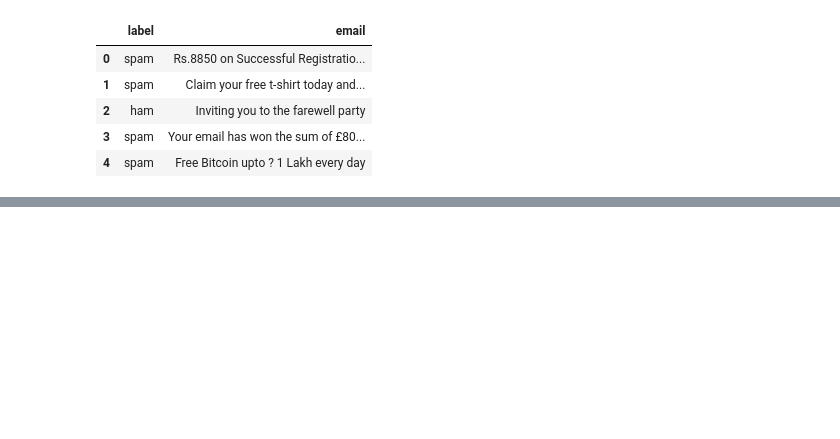
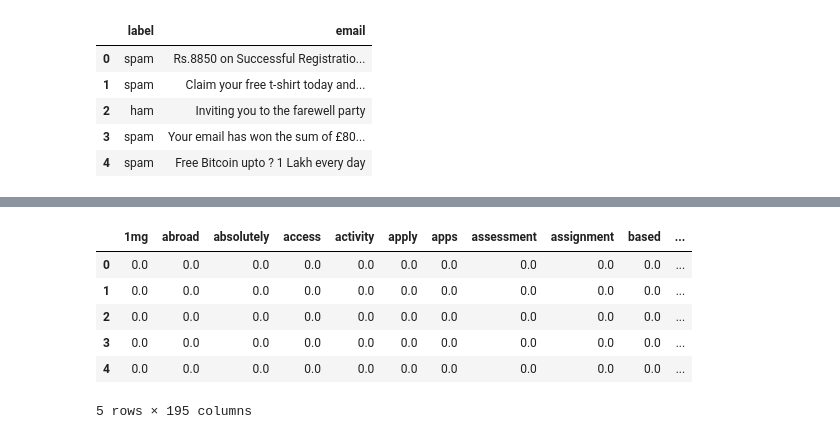
Before and after one commit to iamadityavishnu/spam-or-ham, a Jupyter notebook: spam or ham.ipynb, the cells around one changed output, grey strips where cells are left out. Cells and saved outputs as stored; diff of their text form; code cells hidden in the pictures; blank space fills up the shorter version.

```diff
--- a/spam or ham.ipynb
+++ b/spam or ham.ipynb
@@ -124,0 +84,13 @@ p_dist.head()
+# %%
+# Appending label to the corresponding vectors
+
+vectorized_data['label'] = data['label']
+vectorized_data.head()
+# %% [output]
+|  | 1mg | abroad | absolutely | access | activity | apply | apps | assessment | assignment | based | ... |
+| 0 | 0.0 | 0.0 | 0.0 | 0.0 | 0.0 | 0.0 | 0.0 | 0.0 | 0.0 | 0.0 | ... |
+| 1 | 0.0 | 0.0 | 0.0 | 0.0 | 0.0 | 0.0 | 0.0 | 0.0 | 0.0 | 0.0 | ... |
+| 2 | 0.0 | 0.0 | 0.0 | 0.0 | 0.0 | 0.0 | 0.0 | 0.0 | 0.0 | 0.0 | ... |
+| 3 | 0.0 | 0.0 | 0.0 | 0.0 | 0.0 | 0.0 | 0.0 | 0.0 | 0.0 | 0.0 | ... |
+| 4 | 0.0 | 0.0 | 0.0 | 0.0 | 0.0 | 0.0 | 0.0 | 0.0 | 0.0 | 0.0 | ... |
+5 rows × 195 columns
```
Also changed, not shown: parts of 31 cells of this notebook, 3 other files.
